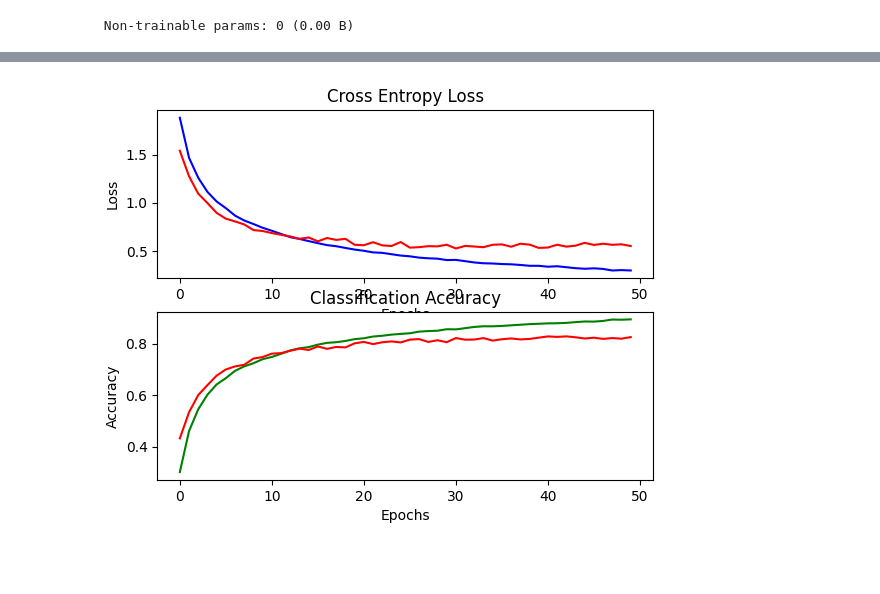
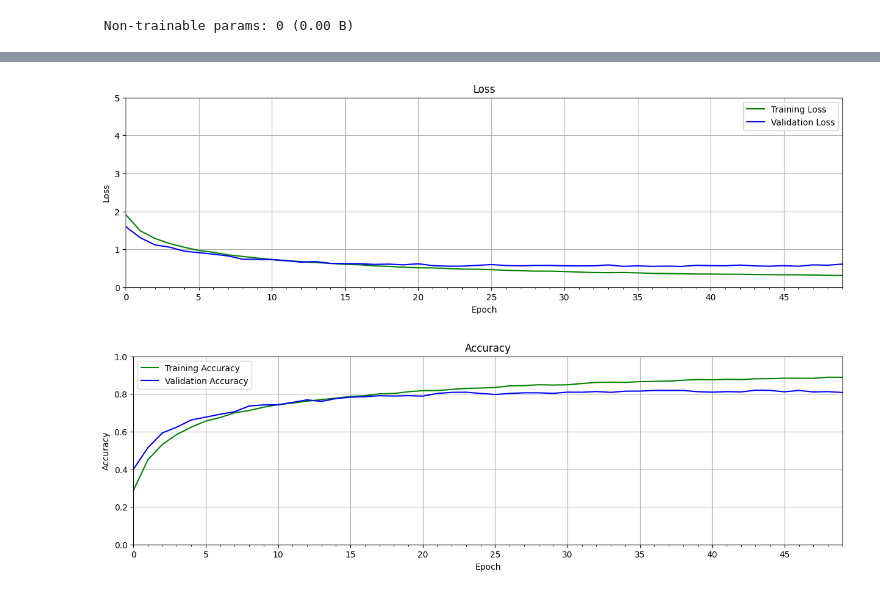
Before and after one commit to solvedbrunus/AB-Image-Classification, a Jupyter notebook: mainCIFAR10.ipynb, the cells around one changed output, grey strips where cells are left out. Saved outputs shown, nothing was run; the diff lists cells and outputs as text; code cells hidden in the pictures; blank space fills up the shorter version.

```diff
--- a/mainCIFAR10.ipynb
+++ b/mainCIFAR10.ipynb
@@ -381,22 +409,26 @@ Epoch 50: val_loss did not improve from 0.52627
-# %%
-# TODO - optimise
-#plot loss
-plt.subplot(211)
-plt.title('Cross Entropy Loss')
-plt.plot(history_dropout.history['loss'], color='blue', label='train')
-plt.plot(history_dropout.history['val_loss'], color='red', label='val')
-plt.xlabel('Epochs')
-plt.ylabel('Loss')
-
-# plot accuracy
-plt.subplot(212)
-plt.title('Classification Accuracy')
-plt.plot(history_dropout.history['accuracy'], color='green', label='train')
-plt.plot(history_dropout.history['val_accuracy'], color='red', label='val')
-plt.xlabel('Epochs')
-plt.ylabel('Accuracy')
-
-plt.show()
-# %% [output]
-[figure, removed]
+# %%
+# Retrieve training results.
+train_loss = history_dropout.history["loss"]
+train_acc  = history_dropout.history["accuracy"]
+valid_loss = history_dropout.history["val_loss"]
+valid_acc  = history_dropout.history["val_accuracy"]
+
+plot_results(
+    [train_loss, valid_loss],
+    ylabel="Loss",
+    ylim=[0.0, 5.0],
+    metric_name=["Training Loss", "Validation Loss"],
+    color=["g", "b"],
+)
+
+plot_results(
+    [train_acc, valid_acc],
+    ylabel="Accuracy",
+    ylim=[0.0, 1.0],
+    metric_name=["Training Accuracy", "Validation Accuracy"],
+    color=["g", "b"],
+)
+# %% [output]
+[figure, added]
+[figure, added]
 # %%
```
Also changed, not shown: parts of 17 cells of this notebook.
